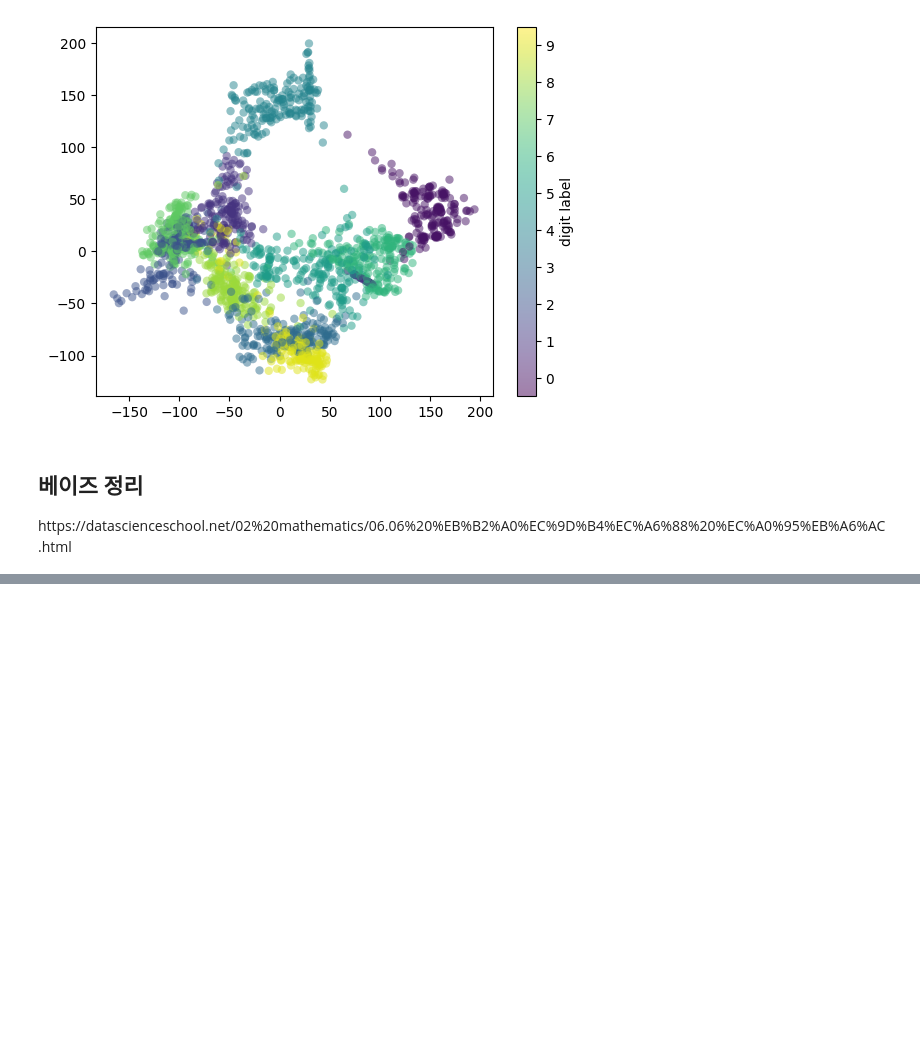
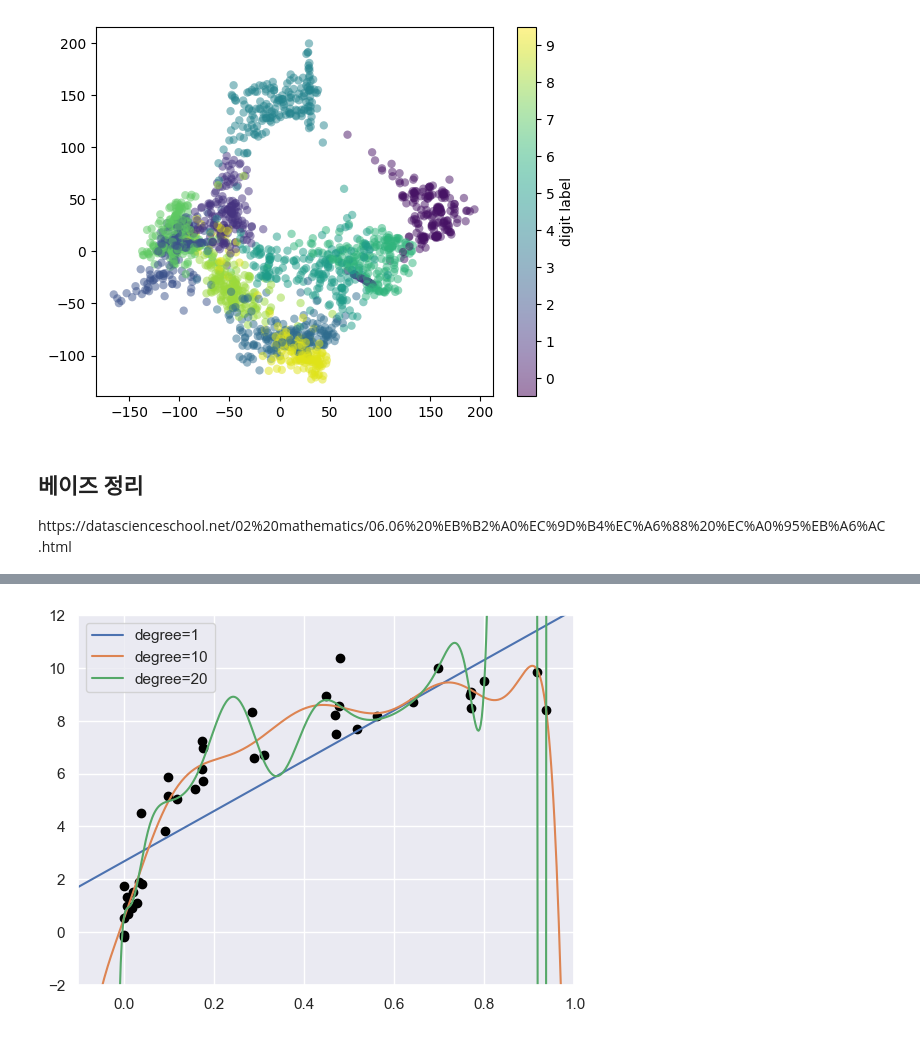
Before and after one commit to jgtaeeun/k_7AI, a Jupyter notebook: ch05.ipynb, the cells around one changed output, grey strips where cells are left out. Drawn from its saved outputs; the diff is of its cells as text; code cells hidden in the pictures; blank space fills up the shorter version.

```diff
--- a/ch05.ipynb
+++ b/ch05.ipynb
@@ -252,0 +408,17 @@ https://datascienceschool.net/02%20mathematics/06.06%20%EB%B2%A0%EC%9D%B4%EC%A6%
+# %%
+%matplotlib inline
+import matplotlib.pyplot as plt
+import seaborn; seaborn.set()  # plot formatting
+
+X_test = np.linspace(-0.1, 1.1, 500)[:, None]
+
+plt.scatter(X.ravel(), y, color='black')
+axis = plt.axis()
+for degree in [1, 10,20]:
+    y_test = PolynomialRegression(degree).fit(X, y).predict(X_test)
+    plt.plot(X_test.ravel(), y_test, label='degree={0}'.format(degree))
+plt.xlim(-0.1, 1.0)
+plt.ylim(-2, 12)
+plt.legend(loc='best');
+# %% [output]
+[figure, added]
```
Also changed, not shown: parts of 73 cells of this notebook, 3 other files.
